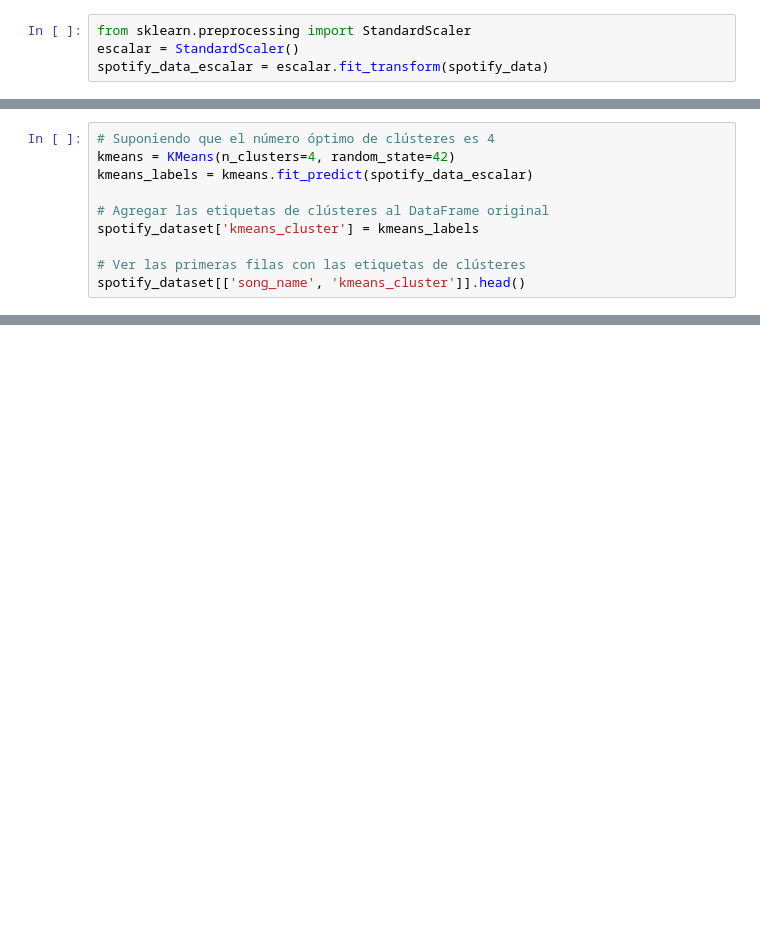
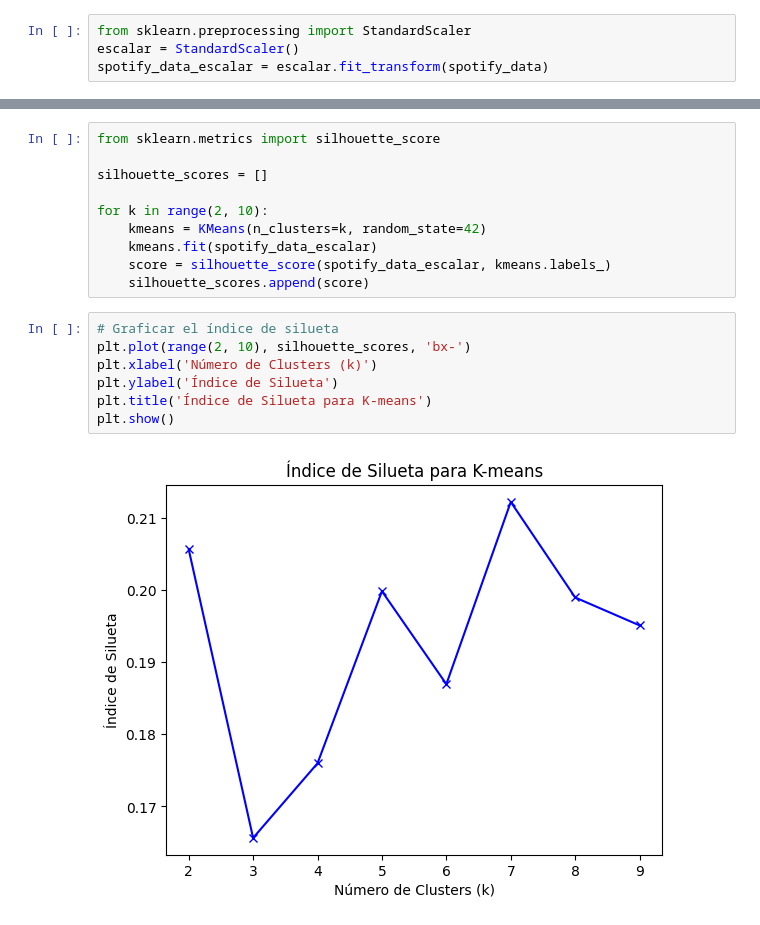
Before and after one commit to Airim-Coder/ICIF1041_Taller1, a Jupyter notebook: main.ipynb, the cells around one changed output, grey strips where cells are left out. Cells and saved outputs as stored; diff of their text form; blank space fills up the shorter version.

Commit message:
primer commit

```diff
--- a/main.ipynb
+++ b/main.ipynb
@@ -111,10 +107,0 @@ plt.show()
-# %%
-# Suponiendo que el número óptimo de clústeres es 4
-kmeans = KMeans(n_clusters=4, random_state=42)
-kmeans_labels = kmeans.fit_predict(spotify_data_escalar)
-
-# Agregar las etiquetas de clústeres al DataFrame original
-spotify_dataset['kmeans_cluster'] = kmeans_labels
-
-# Ver las primeras filas con las etiquetas de clústeres
-spotify_dataset[['song_name', 'kmeans_cluster']].head()
@@ -157,0 +166,19 @@ plt.show()
+# %%
+from sklearn.metrics import silhouette_score
+
+silhouette_scores = []
+
+for k in range(2, 10):
+    kmeans = KMeans(n_clusters=k, random_state=42)
+    kmeans.fit(spotify_data_escalar)
+    score = silhouette_score(spotify_data_escalar, kmeans.labels_)
+    silhouette_scores.append(score)
+# %%
+# Graficar el índice de silueta
+plt.plot(range(2, 10), silhouette_scores, 'bx-')
+plt.xlabel('Número de Clusters (k)')
+plt.ylabel('Índice de Silueta')
+plt.title('Índice de Silueta para K-means')
+plt.show()
+# %% [output]
+[figure, added]
```
Also changed, not shown: parts of 45 cells of this notebook.
